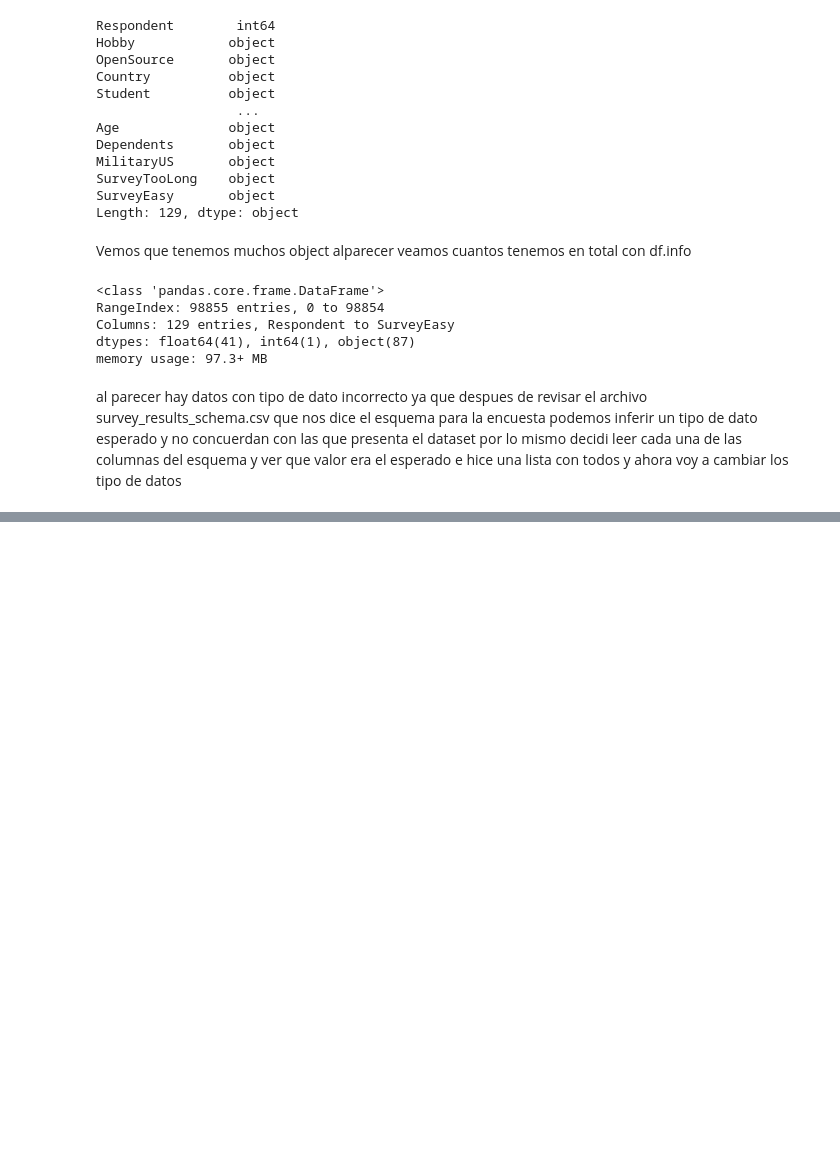
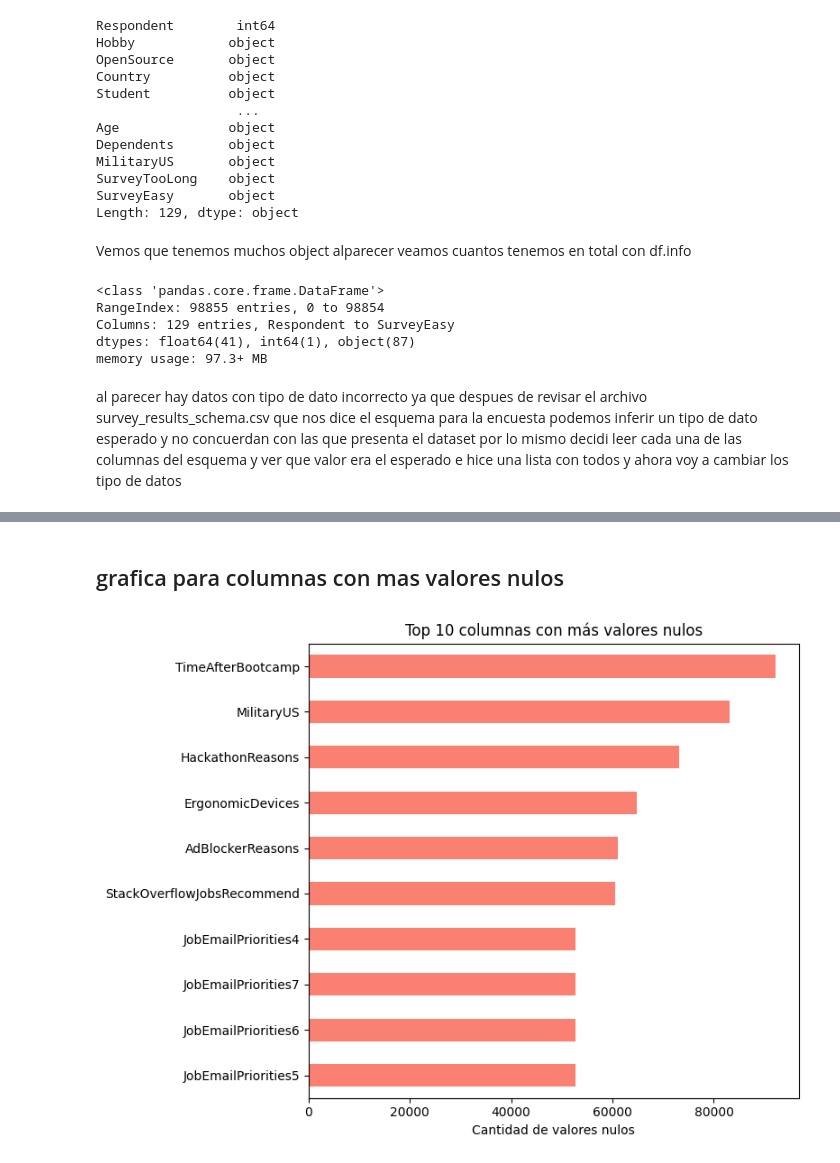
Before and after one commit to NicolasCuaran/DevSurveyInsights, a Jupyter notebook: notebooks/002_DevsurveyInsightsEDA.ipynb, the cells around one changed output, grey strips where cells are left out. Drawn from its saved outputs; the diff is of its cells as text; code cells hidden in the pictures; blank space fills up the shorter version.

```diff
--- a/notebooks/002_DevsurveyInsightsEDA.ipynb
+++ b/notebooks/002_DevsurveyInsightsEDA.ipynb
@@ -254,0 +295,4 @@ memory usage: 66.6 MB
+# %%
+missing = df.isnull().sum()
+print("\nConteo de valores nulos por columna:")
+print(missing[missing > 0])
@@ -254,0 +313,15 @@ memory usage: 66.6 MB
+# %% [markdown]
+## grafica para columnas con mas valores nulos
+# %%
+missing_filtered = missing[missing > 0].sort_values(ascending=False).head(10)
+
+if not missing_filtered.empty:
+    plt.figure(figsize=(8, 6))
+    missing_filtered.plot(kind='barh', color='salmon')
+    plt.xlabel('Cantidad de valores nulos')
+    plt.title('Top 10 columnas con más valores nulos')
+    plt.gca().invert_yaxis()  # Para que la más incompleta aparezca arriba
+    plt.tight_layout()
+    plt.show()
+# %% [output]
+[figure, added]
```
Also changed, not shown: parts of 19 cells of this notebook.
